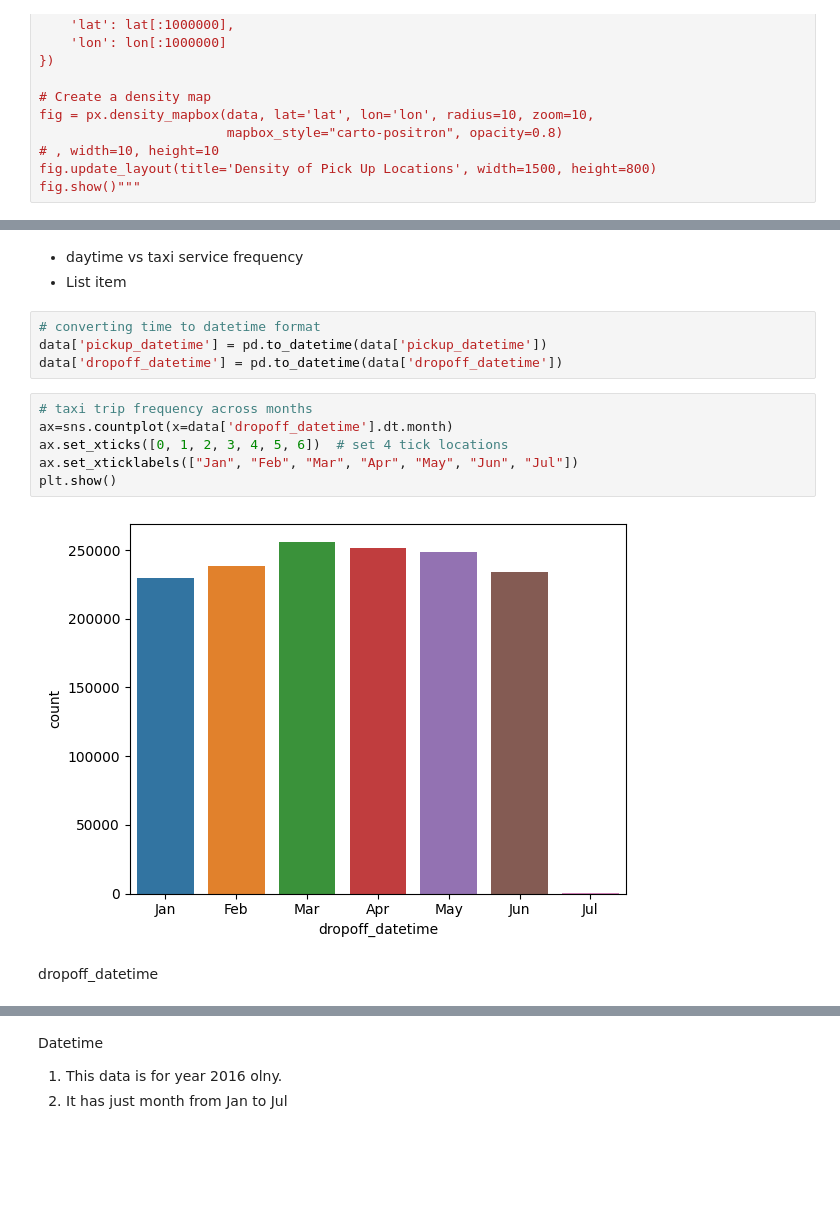
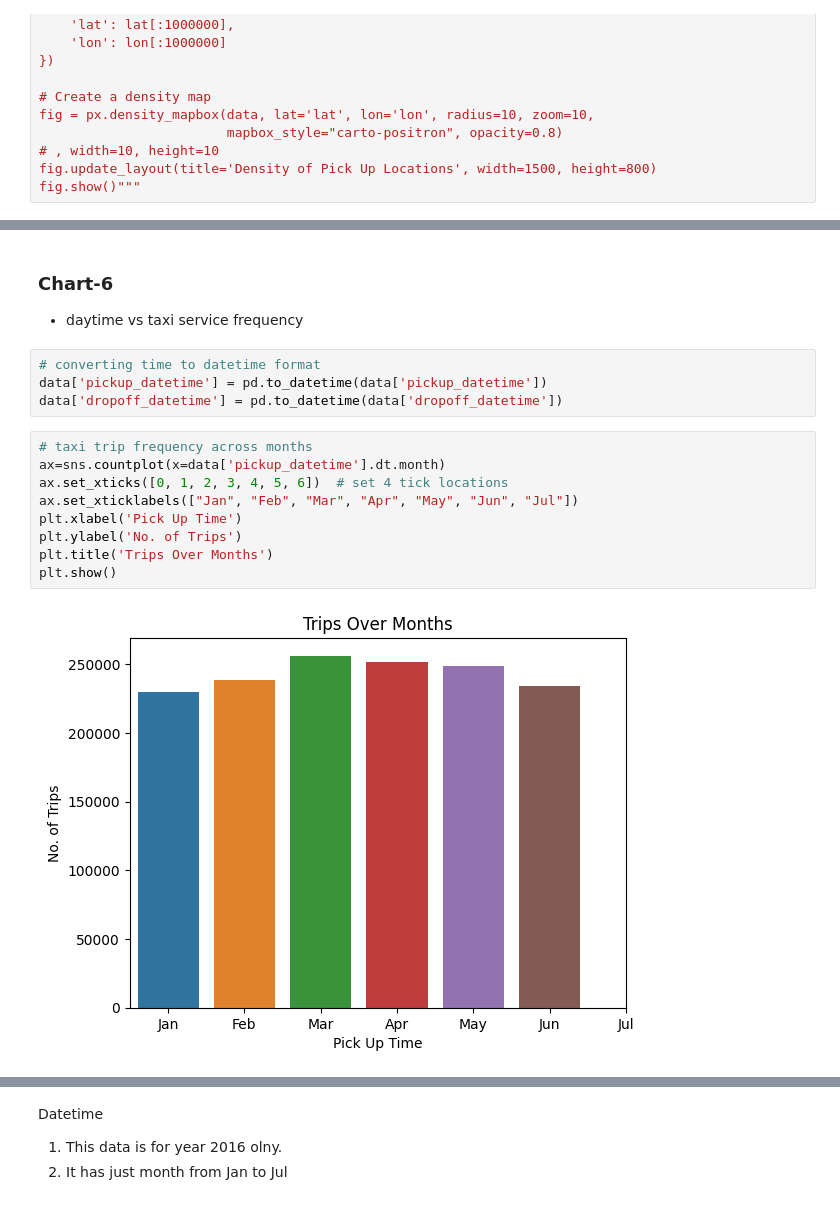
Before and after one commit to Ksangi/NYC_Taxi_trip_Time_Prediction_Project, a Jupyter notebook: NYC_Taxi_Trip_Time_Predictionipynb.ipynb, the cells around one changed output, grey strips where cells are left out. Saved outputs shown, nothing was run; the diff lists cells and outputs as text; blank space fills up the shorter version.

```diff
--- a/NYC_Taxi_Trip_Time_Predictionipynb.ipynb
+++ b/NYC_Taxi_Trip_Time_Predictionipynb.ipynb
@@ -220,19 +282,19 @@ fig.show()
 # %% [markdown]
-
+### Chart-6
 
 *   daytime vs taxi service frequency
-*   List item
 # %%
 # converting time to datetime format
 data['pickup_datetime'] = pd.to_datetime(data['pickup_datetime'])
 data['dropoff_datetime'] = pd.to_datetime(data['dropoff_datetime'])
 # %%
 # taxi trip frequency across months
-ax=sns.countplot(x=data['dropoff_datetime'].dt.month)
+ax=sns.countplot(x=data['pickup_datetime'].dt.month)
 ax.set_xticks([0, 1, 2, 3, 4, 5, 6])  # set 4 tick locations
 ax.set_xticklabels(["Jan", "Feb", "Mar", "Apr", "May", "Jun", "Jul"])
+plt.xlabel('Pick Up Time')
+plt.ylabel('No. of Trips')
+plt.title('Trips Over Months')
 plt.show()
 # %% [output]
-[figure, old version]
+[figure, new version]
-# %% [markdown]
-dropoff_datetime
```
Also changed, not shown: parts of 43 cells of this notebook.
